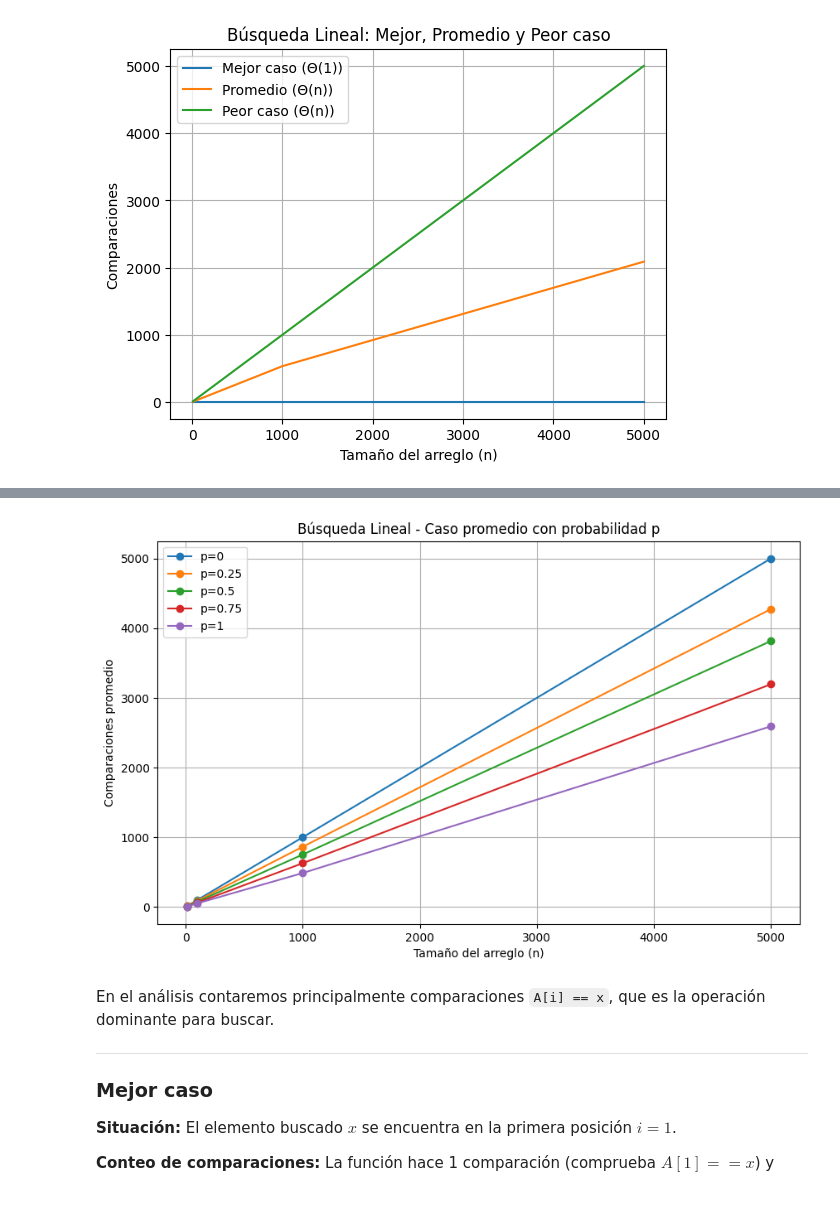
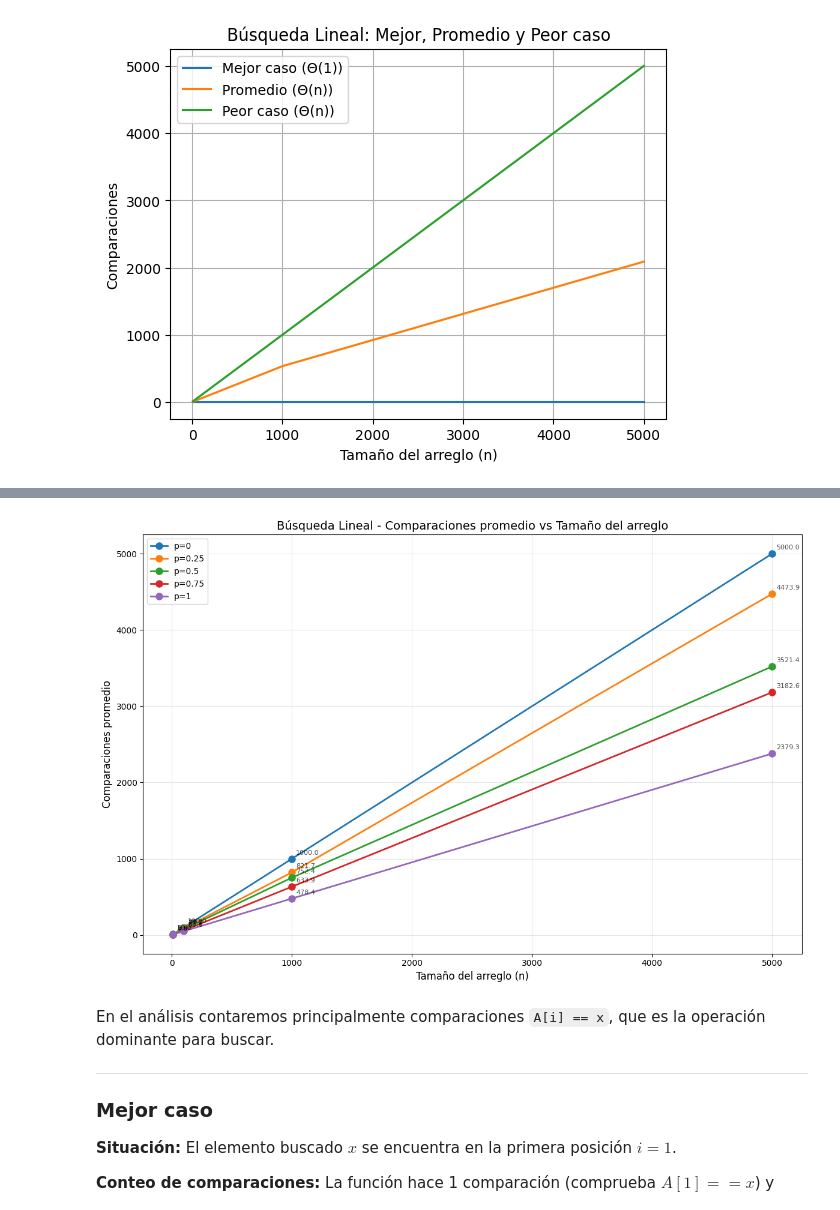
Before and after one commit to SebastianUVG/Teoria_compu_Lab8, a Jupyter notebook: Lab8.ipynb, the cells around one changed output, grey strips where cells are left out. Saved outputs shown, nothing was run; the diff lists cells and outputs as text; code cells hidden in the pictures.

```diff
--- a/Lab8.ipynb
+++ b/Lab8.ipynb
@@ -306,51 +306,76 @@ n       Mejor caso      Promedio        Peor caso
 5000    1               2088.45         5000
 [figure]
 # %%
+import random
+import matplotlib.pyplot as plt
+
+def linear_search(arr, x):
+    comparisons = 0
+    for i in range(len(arr)):
+        comparisons += 1
+        if arr[i] == x:
+            return i, comparisons
+    return -1, comparisons
+
 # Configuración de tamaños de prueba y probabilidades
 sizes = [10, 100, 1000, 5000]
-probabilidades = [0, 0.25, 0.5, 0.75, 1]  # distintas probabilidades de que el elemento esté
+probabilidades = [0, 0.25, 0.5, 0.75, 1]
 
+# Inicializar estructura para resultados
 resultados = {p: [] for p in probabilidades}
+
 
 for n in sizes:
     arr = list(range(1, n+1))
+    print(f"n = {n}, tamaño del arreglo: {len(arr)}")
 
     for p in probabilidades:
         repeticiones = 200
-        total = 0
+        total_comparaciones = 0
 
         for _ in range(repeticiones):
-            if random.random() < p:  # con probabilidad p, buscamos algo que sí está
+            if random.random() < p:
                 x = random.choice(arr)
-            else:  # con probabilidad 1-p, buscamos algo que no está
-                x = -1  # valor que no está en arr
+            else:
+                x = -1
 
             _, comps = linear_search(arr, x)
-            total += comps
+            total_comparaciones += comps
 
-        promedio = total / repeticiones
-        resultados[p].append((n, promedio))
+        promedio = total_comparaciones / repeticiones
+        resultados[p].append(promedio)
+        print(f"  p={p}: promedio = {promedio:.2f}")
 
-#tabla de resultados
-print("Resultados del caso promedio (probabilidad p de que el elemento esté):\n")
-for p in probabilidades:
-    print(f"p = {p}")
-    print("n\tPromedio comparaciones")
-    for n, prom in resultados[p]:
-        print(f"{n}\t{prom:.2f}")
+# Tabla de resultados
+print("\n" + "="*60)
+print("RESULTADOS COMPLETOS")
+print("="*60)
+print("n\tp=0.00\tp=0.25\tp=0.50\tp=0.75\tp=1.00")
+print("-" * 60)
+for i, n in enumerate(sizes):
+    print(f"{n}", end="\t")
+    for p in probabilidades:
+        print(f"{resultados[p][i]:.2f}", end="\t")
     print()
 
-#Graficar
-plt.figure(figsize=(10,6))
+# Graficar
+plt.figure(figsize=(12, 8))
 for p in probabilidades:
-    ns = [r[0] for r in resultados[p]]
-    proms = [r[1] for r in resultados[p]]
-    plt.plot(ns, proms, marker="o", label=f"p={p}")
+    plt.plot(sizes, resultados[p], marker="o", linewidth=2, markersize=8, label=f"p={p}")
 
-plt.xlabel("Tamaño del arreglo (n)")
-plt.ylabel("Comparaciones promedio")
-plt.title("Búsqueda Lineal - Caso promedio con probabilidad p")
-plt.legend()
-plt.grid(True)
+plt.xlabel("Tamaño del arreglo (n)", fontsize=12)
+plt.ylabel("Comparaciones promedio", fontsize=12)
+plt.title("Búsqueda Lineal - Comparaciones promedio vs Tamaño del arreglo", fontsize=14)
+plt.legend(fontsize=10)
+plt.grid(True, alpha=0.3)
+
+# Añadir etiquetas a los puntos
+for p in probabilidades:
+    for i, (n, prom) in enumerate(zip(sizes, resultados[p])):
+        plt.annotate(f'{prom:.1f}', (n, prom),
+                    xytext=(5, 5), textcoords='offset points',
+                    fontsize=8, alpha=0.7)
+
+plt.tight_layout()
 plt.show()
 # %% [output]
@@ -374,4 +399,4 @@ n       Promedio comparaciones
-[figure, old version]
+[figure, new version]
 # %% [markdown]
 
 En el análisis contaremos principalmente comparaciones `A[i] == x`, que es la operación dominante para buscar.
```
Also changed, not shown: parts of 5 cells of this notebook.
